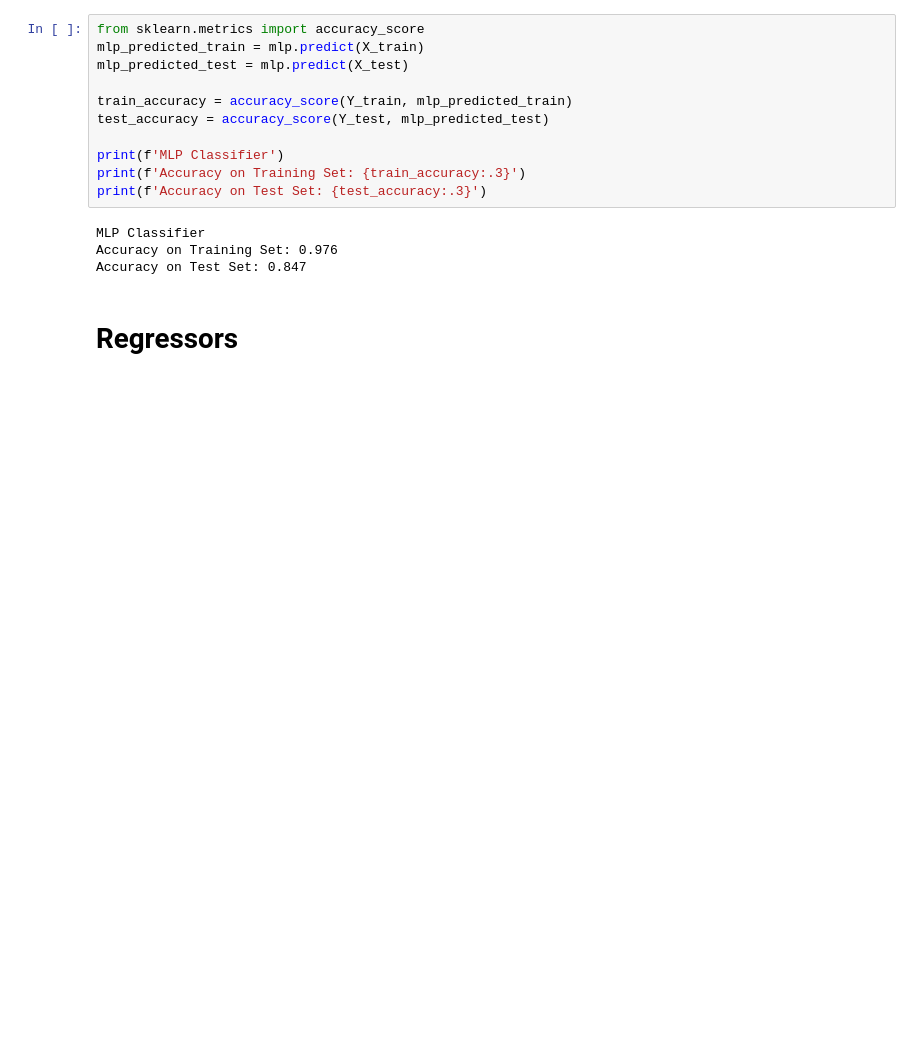
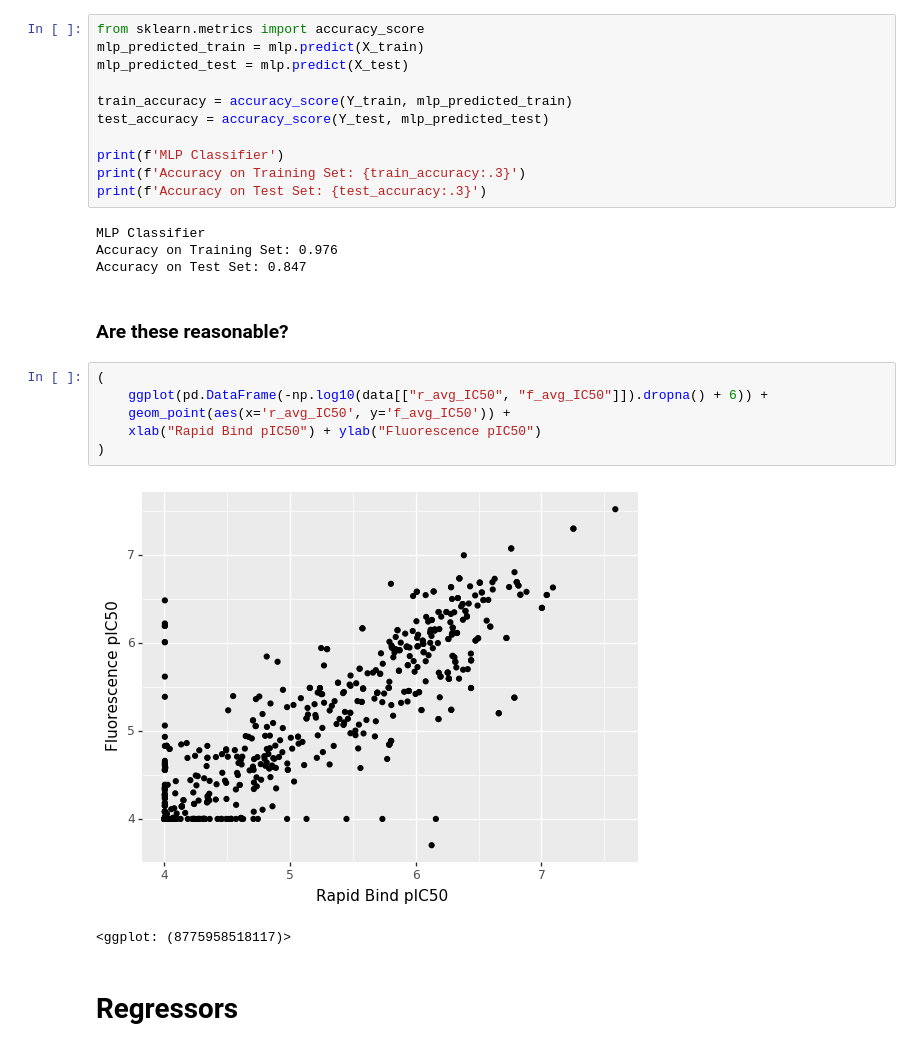
Before and after one commit to SABS-DataScienceForDrugDiscovery-9/COVID_moonshot_analysis, a Jupyter notebook: workflow_presentation.ipynb, the cells around one changed output. Drawn from its saved outputs; the diff is of its cells as text; blank space fills up the shorter version.

```diff
--- a/workflow_presentation.ipynb
+++ b/workflow_presentation.ipynb
@@ -193,6 +193,17 @@ print(f'Accuracy on Test Set: {test_accuracy:.3}')
 MLP Classifier
 Accuracy on Training Set: 0.976
 Accuracy on Test Set: 0.847
+# %% [markdown]
+### Are these reasonable?
+# %%
+(
+    ggplot(pd.DataFrame(-np.log10(data[["r_avg_IC50", "f_avg_IC50"]]).dropna() + 6)) +
+    geom_point(aes(x='r_avg_IC50', y='f_avg_IC50')) +
+    xlab("Rapid Bind pIC50") + ylab("Fluorescence pIC50")
+)
+# %% [output]
+[figure, added]
+<ggplot: (8775958518117)>
 # %% [markdown]
 # Regressors
 # %% [markdown]
```
